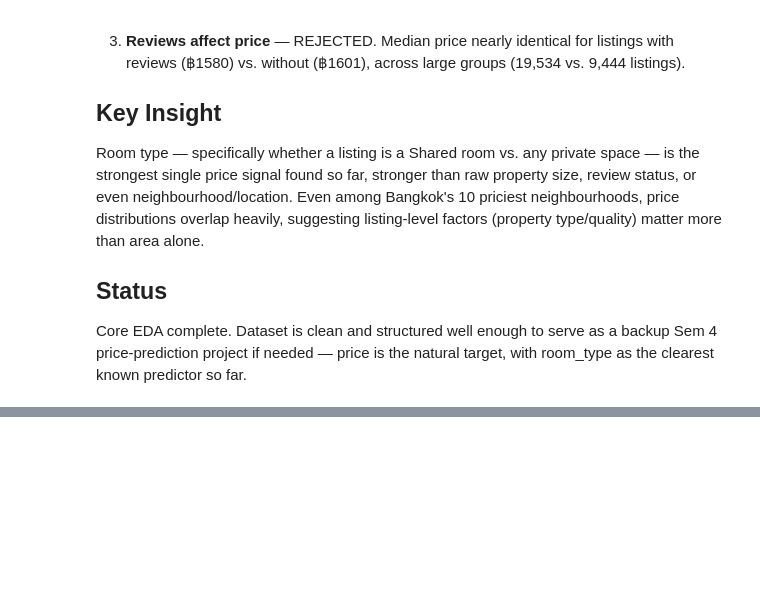
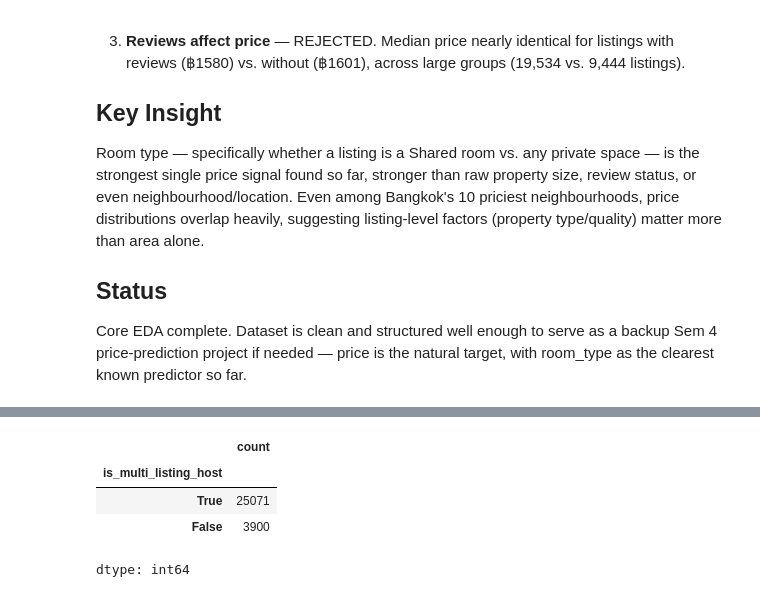
Before and after one commit to Major5846D/airbnb-eda, a Jupyter notebook: PROJECT_1.ipynb, the cells around one changed output, grey strips where cells are left out. Cells and saved outputs as stored; diff of their text form; code cells hidden in the pictures; blank space fills up the shorter version.

```diff
--- a/PROJECT_1.ipynb
+++ b/PROJECT_1.ipynb
@@ -866,0 +884,8 @@ import numpy as np
+# %%
+df['is_multi_listing_host'].value_counts()
+# %% [output]
+|  | count |
+| is_multi_listing_host |  |
+| True | 25071 |
+| False | 3900 |
+dtype: int64
```
Also changed, not shown: parts of 7 cells of this notebook.
